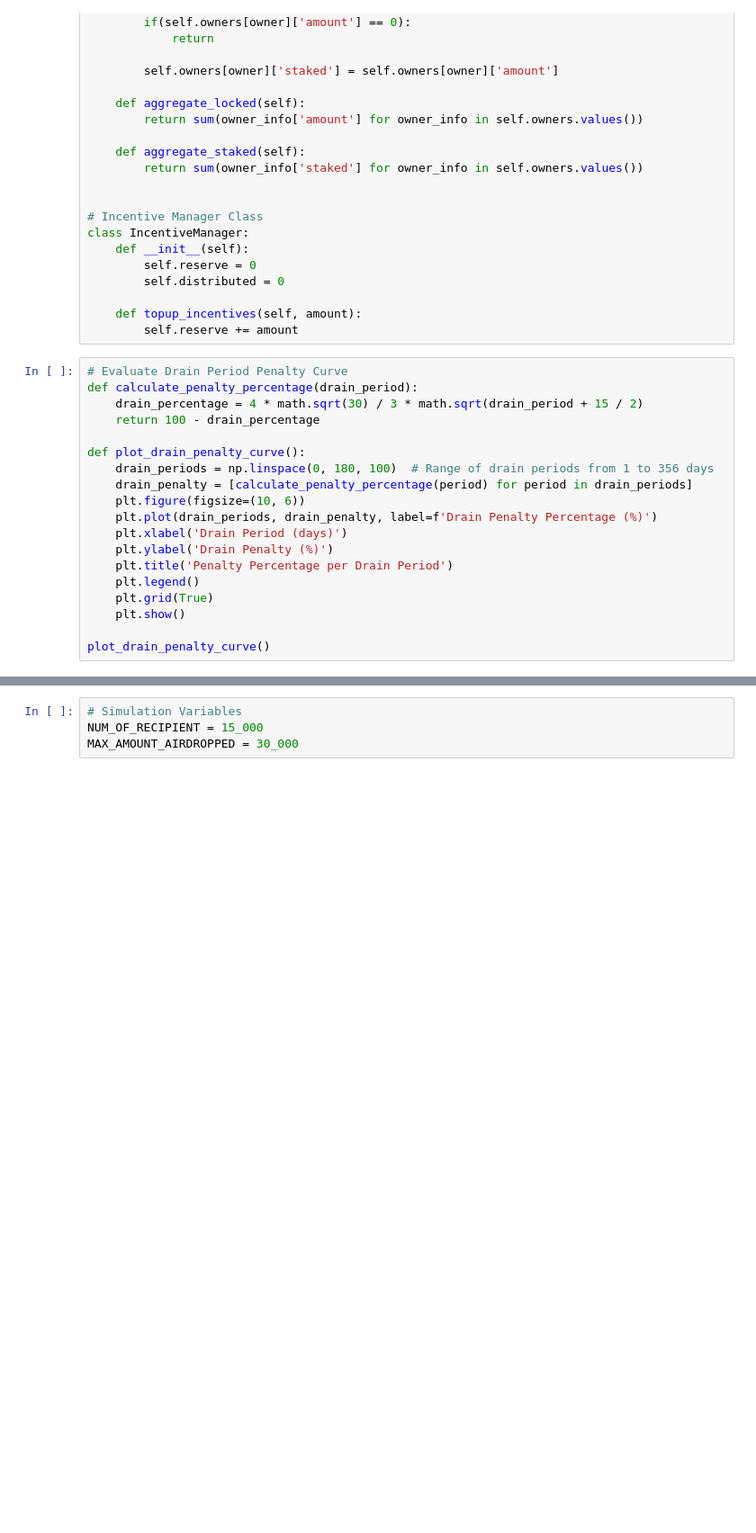
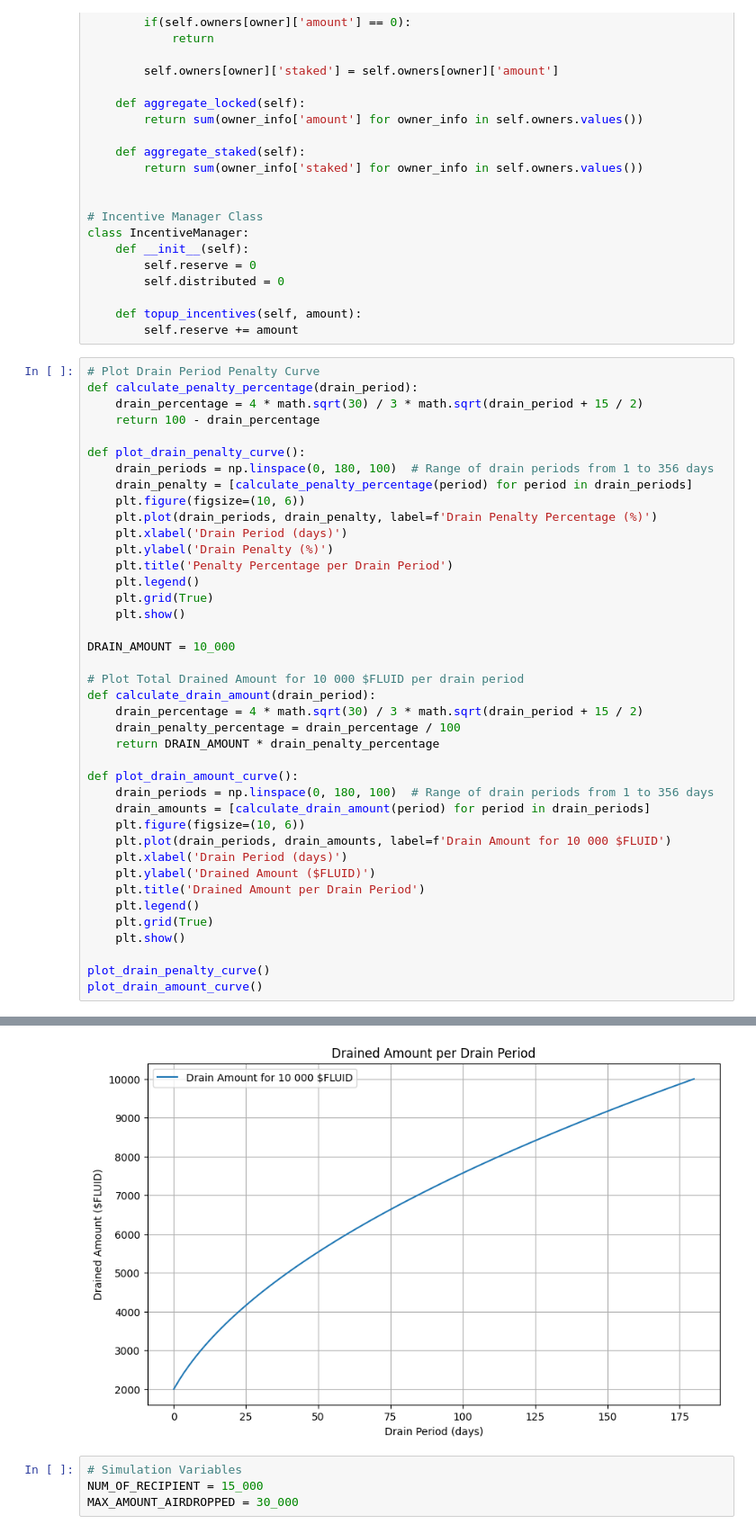
Before and after one commit to superfluid-org/fluid, a Jupyter notebook: fluid_model.ipynb, the cells around one changed output, grey strips where cells are left out. Shown at 90% size. Saved outputs shown, nothing was run; the diff lists cells and outputs as text; blank space fills up the shorter version.

Commit message:
added drained amount plot

```diff
--- a/fluid_model.ipynb
+++ b/fluid_model.ipynb
@@ -76,26 +76,48 @@ class IncentiveManager:
     def topup_incentives(self, amount):
         self.reserve += amount
 # %%
-# Evaluate Drain Period Penalty Curve
+# Plot Drain Period Penalty Curve
 def calculate_penalty_percentage(drain_period):
     drain_percentage = 4 * math.sqrt(30) / 3 * math.sqrt(drain_period + 15 / 2)
     return 100 - drain_percentage
 
 def plot_drain_penalty_curve():
     drain_periods = np.linspace(0, 180, 100)  # Range of drain periods from 1 to 356 days
     drain_penalty = [calculate_penalty_percentage(period) for period in drain_periods]
     plt.figure(figsize=(10, 6))
     plt.plot(drain_periods, drain_penalty, label=f'Drain Penalty Percentage (%)')
     plt.xlabel('Drain Period (days)')
     plt.ylabel('Drain Penalty (%)')
     plt.title('Penalty Percentage per Drain Period')
     plt.legend()
     plt.grid(True)
     plt.show()
 
+DRAIN_AMOUNT = 10_000
+
+# Plot Total Drained Amount for 10 000 $FLUID per drain period
+def calculate_drain_amount(drain_period):
+    drain_percentage = 4 * math.sqrt(30) / 3 * math.sqrt(drain_period + 15 / 2)
+    drain_penalty_percentage = drain_percentage / 100
+    return DRAIN_AMOUNT * drain_penalty_percentage
+
+def plot_drain_amount_curve():
+    drain_periods = np.linspace(0, 180, 100)  # Range of drain periods from 1 to 356 days
+    drain_amounts = [calculate_drain_amount(period) for period in drain_periods]
+    plt.figure(figsize=(10, 6))
+    plt.plot(drain_periods, drain_amounts, label=f'Drain Amount for 10 000 $FLUID')
+    plt.xlabel('Drain Period (days)')
+    plt.ylabel('Drained Amount ($FLUID)')
+    plt.title('Drained Amount per Drain Period')
+    plt.legend()
+    plt.grid(True)
+    plt.show()
+
 plot_drain_penalty_curve()
+plot_drain_amount_curve()
 # %% [output]
 [figure]
+[figure, added]
 # %%
 # Simulation Variables
 NUM_OF_RECIPIENT = 15_000
```
Also changed, not shown: parts of 1 cell of this notebook.
